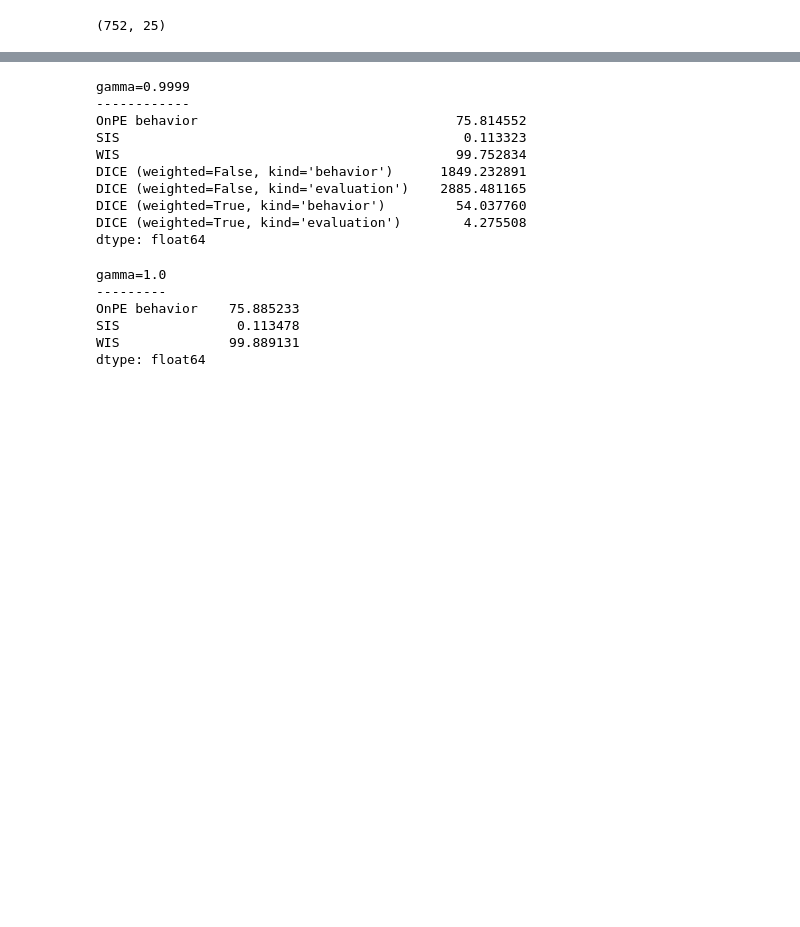
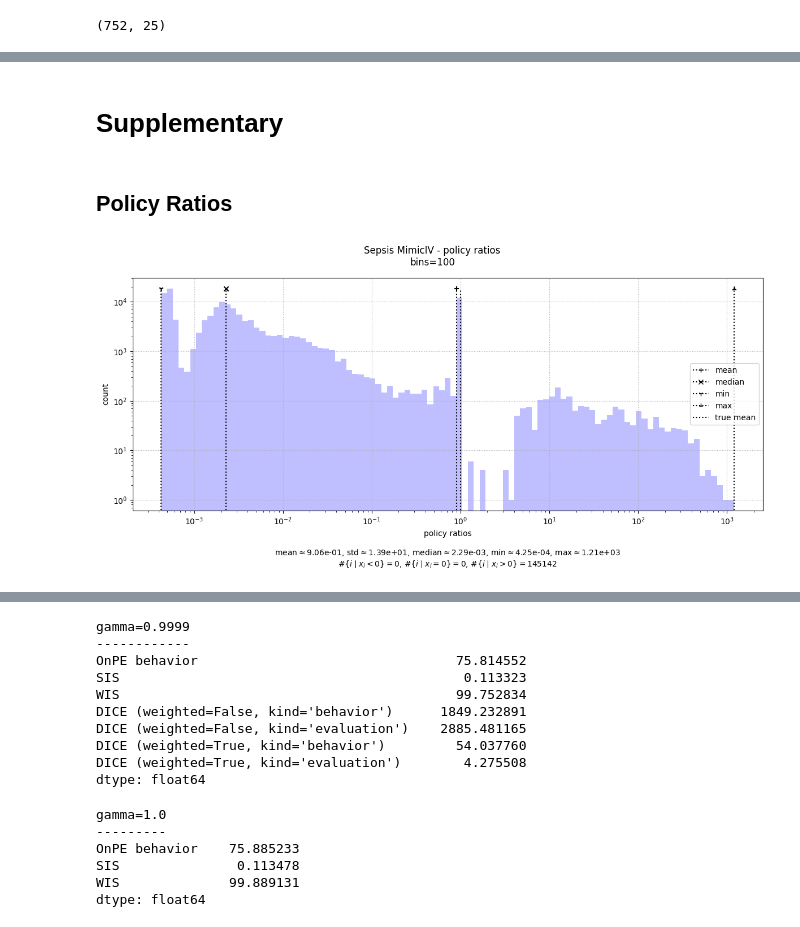
Before and after one commit to MrWhiteRichard/dice_rl_sepsis, a Jupyter notebook: results_sepsis_mimic_iv.ipynb, the cells around one changed output, grey strips where cells are left out. Saved outputs shown, nothing was run; the diff lists cells and outputs as text; code cells hidden in the pictures; blank space fills up the shorter version.

```diff
--- a/results_sepsis_mimic_iv.ipynb
+++ b/results_sepsis_mimic_iv.ipynb
@@ -61,6 +98,13 @@ n_act = split["action"].max() + 1
 n_obs, n_act
 # %% [output]
 (752, 25)
+# %%
+absorbing_states = [750, 751]
+
+for i in range( len(split) ):
+    if split.at[i, "state"] in absorbing_states:
+        split.at[i, "model_probs"] = np.ones(n_act) / n_act
+        split.at[i, "phys_probs"]  = np.ones(n_act) / n_act
 # %%
 def get_dataset(split, padding=False, seed=None, overwrite=False):
     set_all_seeds(seed)
@@ -96,8 +140,8 @@ def get_dataset(split, padding=False, seed=None, overwrite=False):
         if i == len(split) - 1 or split.loc[i+1, "icustayid"] != id:
             if not padding: continue
 
-            obs = split.loc[i,   "state"]
-            act = split.loc[i-1, "action"]
+            obs = split.loc[i, "state"]
+            act = np.random.choice( range(n_act), p=split.loc[i, "phys_probs"], )
             rew = 0
             obs_next = obs
 
@@ -292,0 +233,23 @@ def evaluate_all(gamma):
+# %%
+kind = "behavior"
+f = get_get_policy_value(dataset[kind])
+estimators[kind]["OnPE"] = lambda gamma: f(gamma, scale=(gamma < 1))
+# %%
+IS_weights = {}
+IS_weights_prod = {}
+
+kind = "evaluation"
+
+IS_weights[kind]= dataset[kind].apply(
+    lambda x: x["probs"][ x["act"] ] / x["probs_behavior"][ x["act"] ],
+    axis=1,
+)
+
+IS_weights_prod[kind] = get_w_prod(dataset[kind], IS_weights[kind])
+
+g = get_get_policy_value(dataset[kind], IS_weights[kind])
+g_s = lambda gamma: g(gamma, scale=(gamma < 1), weighted=False)
+g_w = lambda gamma: g(gamma, scale=(gamma < 1), weighted=True)
+
+estimators[kind]["SIS"] = g_s
+estimators[kind]["WIS"] = g_w
@@ -292,0 +556,14 @@ def evaluate_all(gamma):
+# %% [markdown]
+# Supplementary
+# %% [markdown]
+## Policy Ratios
+# %%
+plot_histogram(
+    data=IS_weights["evaluation"], bins=100, moving_average_radius=None,
+    suptitle=f"Sepsis MimicIV - policy ratios", xlabel="policy ratios",
+    xscale=True, yscale=True,
+    true_mean=1,
+    dir=dir_images,
+)
+# %% [output]
+[figure, added]
```
Also changed, not shown: parts of 68 cells of this notebook.
